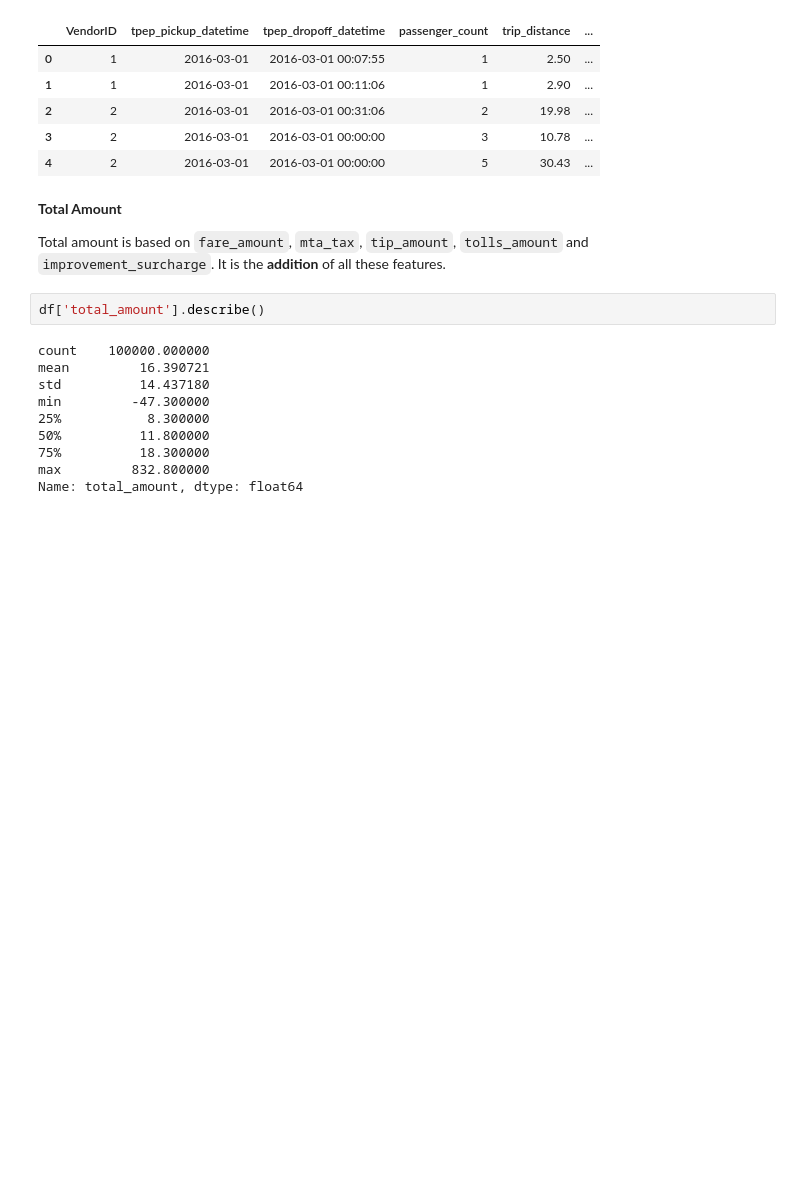
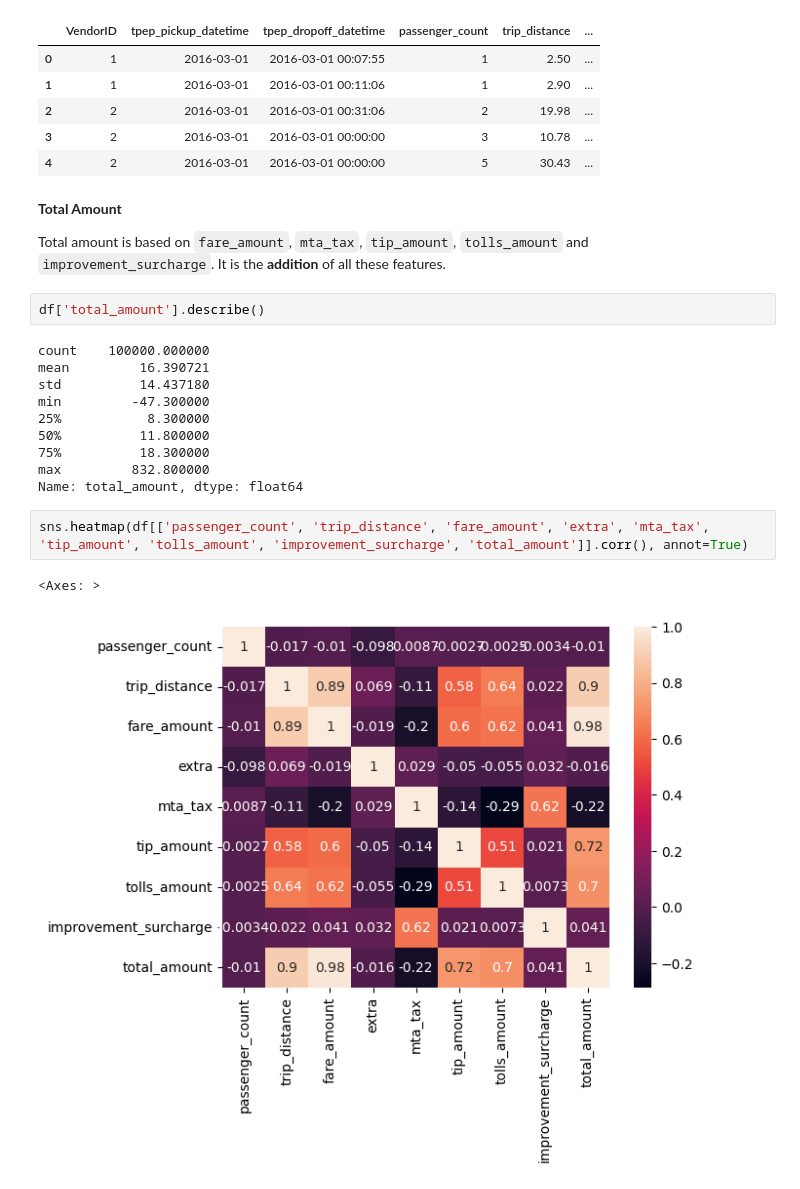
Before and after one commit to VastavTailwal/uber-data-analysis, a Jupyter notebook: uber_data_analysis.ipynb, the cells around one changed output. Drawn from its saved outputs; the diff is of its cells as text; blank space fills up the shorter version.

```diff
--- a/uber_data_analysis.ipynb
+++ b/uber_data_analysis.ipynb
@@ -473,3 +473,8 @@ min         -47.300000
 75%          18.300000
 max         832.800000
 Name: total_amount, dtype: float64
+# %%
+sns.heatmap(df[['passenger_count', 'trip_distance', 'fare_amount', 'extra', 'mta_tax', 'tip_amount', 'tolls_amount', 'improvement_surcharge', 'total_amount']].corr(), annot=True)
+# %% [output]
+<Axes: >
+[figure, added]
```
Also changed, not shown: parts of 2 cells of this notebook, 2 other files.
